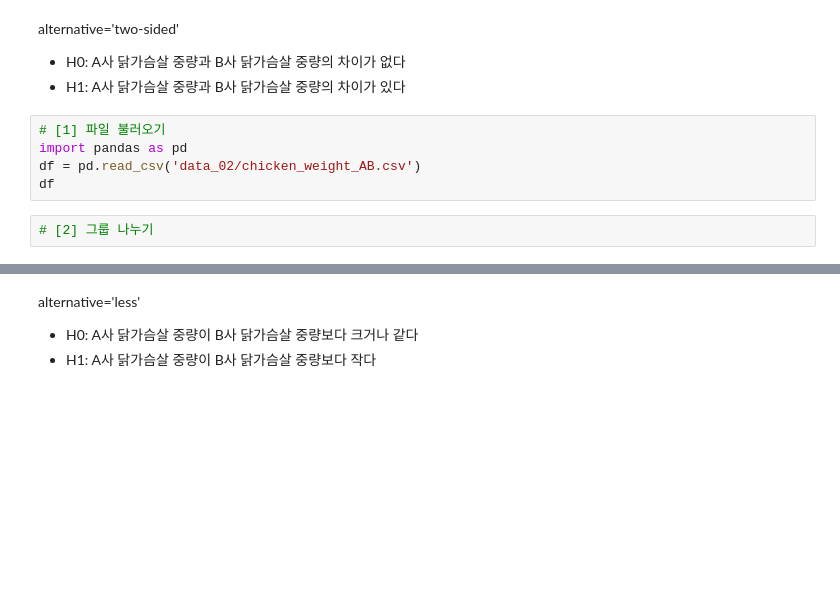
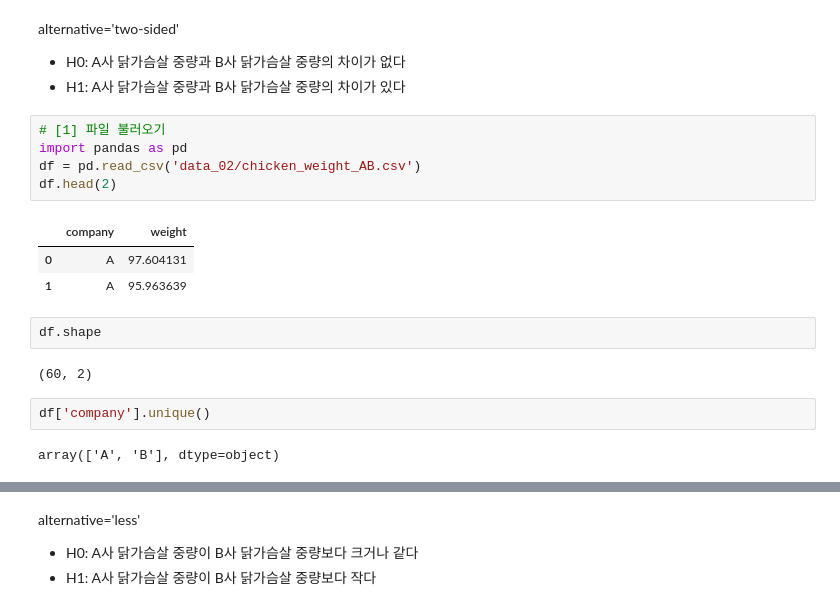
Before and after one commit to steve-park/data-engineering, a Jupyter notebook: 빅분기 실기학습/통계검정/Bigdata_S5_04_비모수검정_LAB.ipynb, the cells around one changed output, grey strips where cells are left out. Drawn from its saved outputs; the diff is of its cells as text; blank space fills up the shorter version.

```diff
--- a/빅분기 실기학습/통계검정/Bigdata_S5_04_비모수검정_LAB.ipynb
+++ b/빅분기 실기학습/통계검정/Bigdata_S5_04_비모수검정_LAB.ipynb
@@ -551,7 +574,17 @@ alternative='two-sided'
 # %%
 # [1] 파일 불러오기
 import pandas as pd
 df = pd.read_csv('data_02/chicken_weight_AB.csv')
-df
+df.head(2)
+# %% [output]
+|  | company | weight |
+| 0 | A | 97.604131 |
+| 1 | A | 95.963639 |
-# %%
-# [2] 그룹 나누기
+# %%
+df.shape
+# %% [output]
+(60, 2)
+# %%
+df['company'].unique()
+# %% [output]
+array(['A', 'B'], dtype=object)
```
Also changed, not shown: parts of 68 cells of this notebook.
